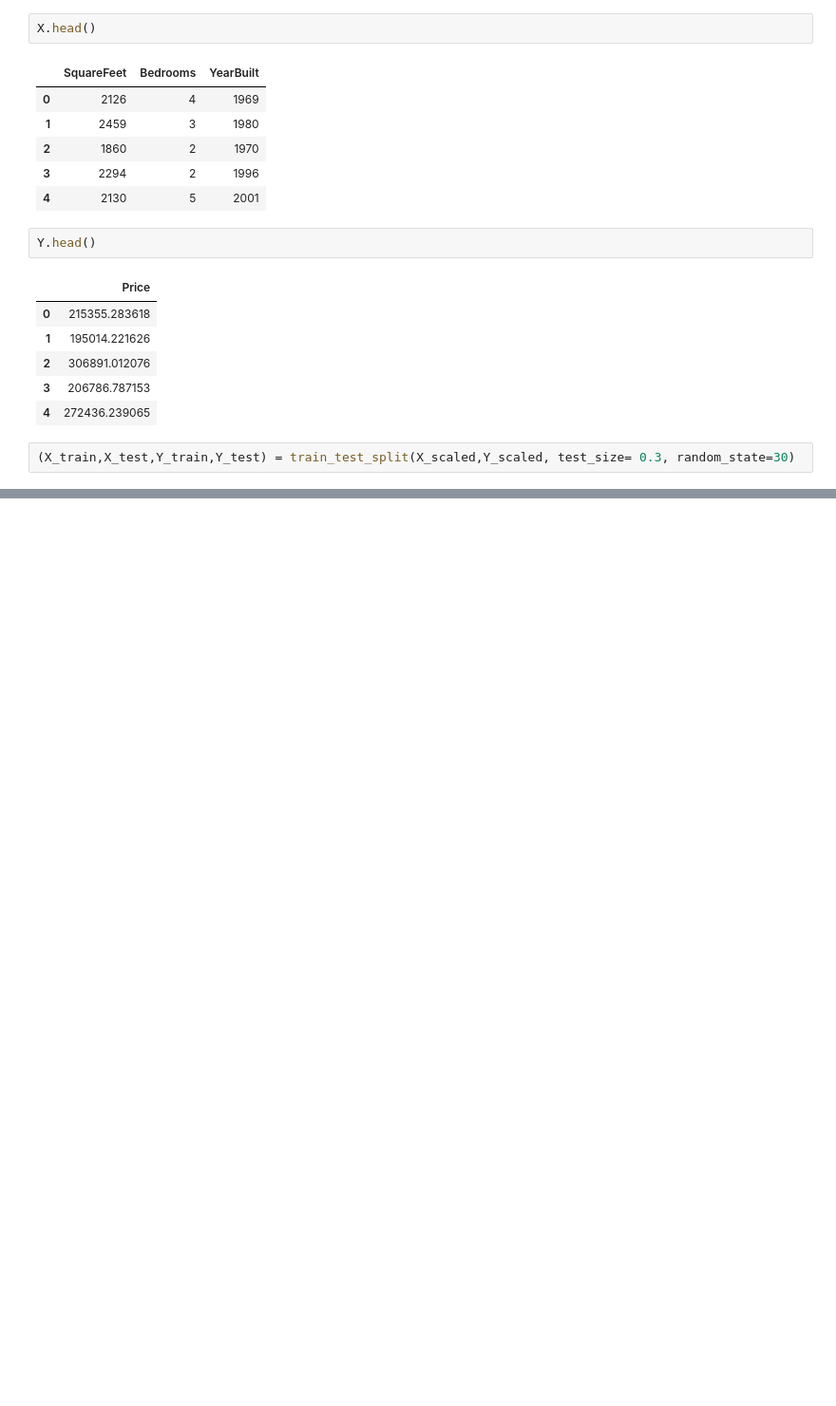
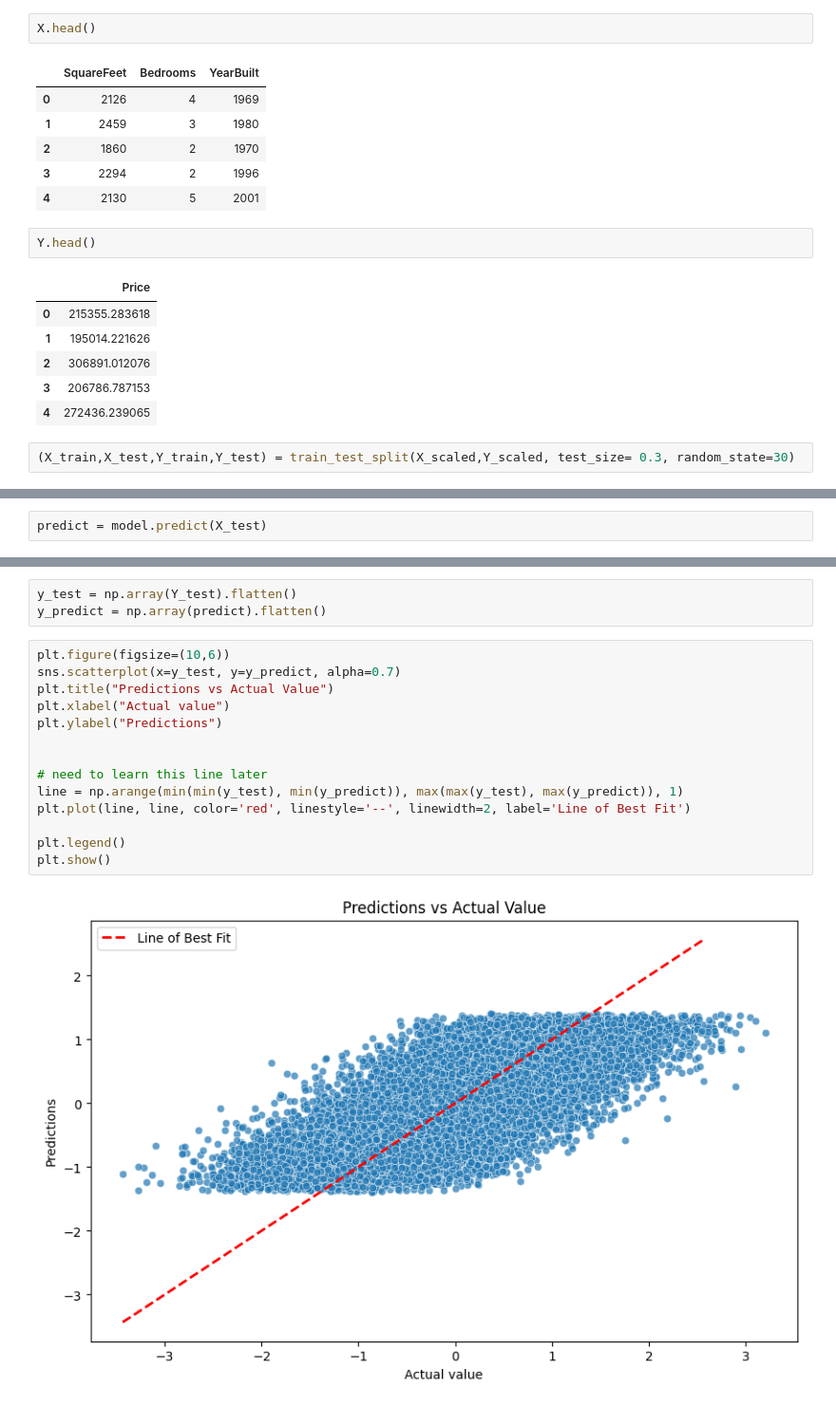
Before and after one commit to Shaheer04/Neural-Networks, a Jupyter notebook: first_neural_network.ipynb, the cells around one changed output, grey strips where cells are left out. Shown at 95% size. Saved outputs shown, nothing was run; the diff lists cells and outputs as text; blank space fills up the shorter version.

Commit message:
did predictions

```diff
--- a/first_neural_network.ipynb
+++ b/first_neural_network.ipynb
@@ -180,0 +193,2 @@ plt.show
+# %%
+predict = model.predict(X_test)
@@ -180,0 +197,19 @@ plt.show
+# %%
+y_test = np.array(Y_test).flatten()
+y_predict = np.array(predict).flatten()
+# %%
+plt.figure(figsize=(10,6))
+sns.scatterplot(x=y_test, y=y_predict, alpha=0.7)
+plt.title("Predictions vs Actual Value")
+plt.xlabel("Actual value")
+plt.ylabel("Predictions")
+
+
+# need to learn this line later
+line = np.arange(min(min(y_test), min(y_predict)), max(max(y_test), max(y_predict)), 1)
+plt.plot(line, line, color='red', linestyle='--', linewidth=2, label='Line of Best Fit')
+
+plt.legend()
+plt.show()
+# %% [output]
+[figure, added]
```
Also changed, not shown: parts of 9 cells of this notebook.
